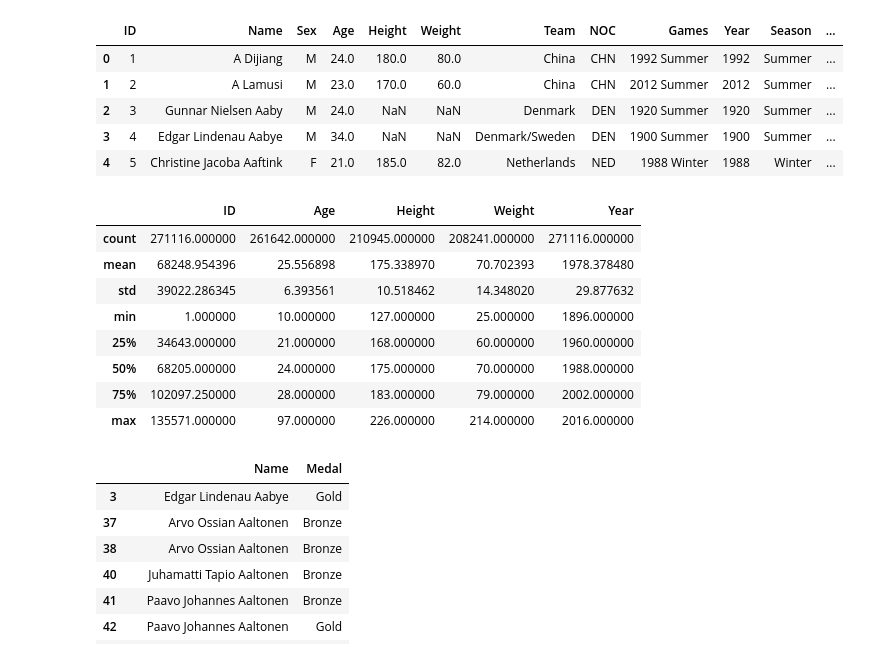
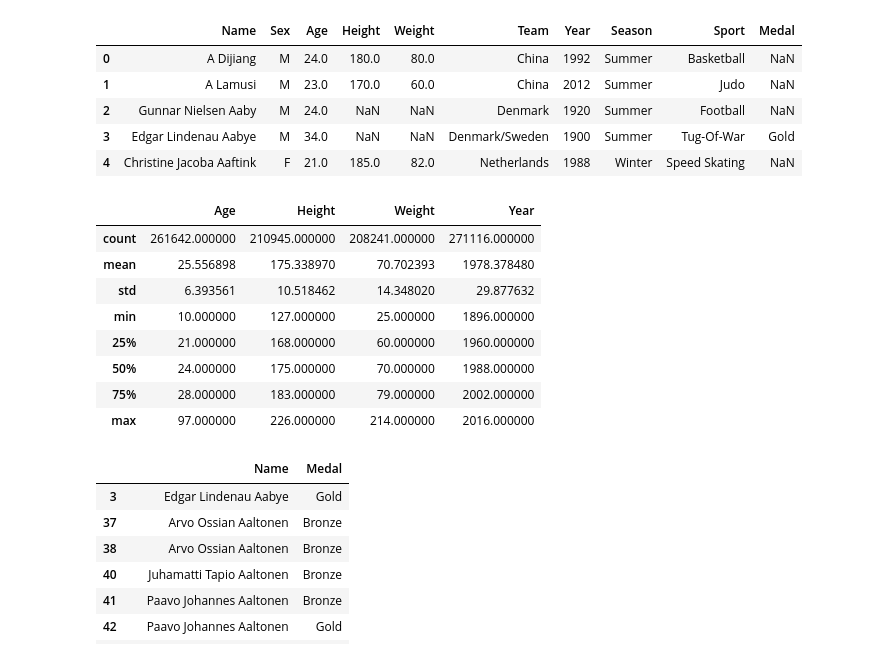
Before and after one commit to enrique368/otroo, a Jupyter notebook: My_Project.ipynb, the cells around one changed output. Drawn from its saved outputs; the diff is of its cells as text; code cells hidden in the pictures.

```diff
--- a/My_Project.ipynb
+++ b/My_Project.ipynb
@@ -6,26 +6,28 @@ import matplotlib.pyplot as plt
 import seaborn as sns
 # %%
 data = pd.read_csv('/content/athlete_events.csv')
+data = data.drop(['NOC','City', 'Event', 'Games','ID'], axis=1)
+
 data.head()
 # %% [output]
-|  | ID | Name | Sex | Age | Height | Weight | Team | NOC | Games | Year | Season | ... |
-| 0 | 1 | A Dijiang | M | 24.0 | 180.0 | 80.0 | China | CHN | 1992 Summer | 1992 | Summer | ... |
-| 1 | 2 | A Lamusi | M | 23.0 | 170.0 | 60.0 | China | CHN | 2012 Summer | 2012 | Summer | ... |
-| 2 | 3 | Gunnar Nielsen Aaby | M | 24.0 | NaN | NaN | Denmark | DEN | 1920 Summer | 1920 | Summer | ... |
-| 3 | 4 | Edgar Lindenau Aabye | M | 34.0 | NaN | NaN | Denmark/Sweden | DEN | 1900 Summer | 1900 | Summer | ... |
-| 4 | 5 | Christine Jacoba Aaftink | F | 21.0 | 185.0 | 82.0 | Netherlands | NED | 1988 Winter | 1988 | Winter | ... |
+|  | Name | Sex | Age | Height | Weight | Team | Year | Season | Sport | Medal |
+| 0 | A Dijiang | M | 24.0 | 180.0 | 80.0 | China | 1992 | Summer | Basketball | NaN |
+| 1 | A Lamusi | M | 23.0 | 170.0 | 60.0 | China | 2012 | Summer | Judo | NaN |
+| 2 | Gunnar Nielsen Aaby | M | 24.0 | NaN | NaN | Denmark | 1920 | Summer | Football | NaN |
+| 3 | Edgar Lindenau Aabye | M | 34.0 | NaN | NaN | Denmark/Sweden | 1900 | Summer | Tug-Of-War | Gold |
+| 4 | Christine Jacoba Aaftink | F | 21.0 | 185.0 | 82.0 | Netherlands | 1988 | Winter | Speed Skating | NaN |
 # %%
 data.describe()
 # %% [output]
-|  | ID | Age | Height | Weight | Year |
-| count | 271116.000000 | 261642.000000 | 210945.000000 | 208241.000000 | 271116.000000 |
-| mean | 68248.954396 | 25.556898 | 175.338970 | 70.702393 | 1978.378480 |
-| std | 39022.286345 | 6.393561 | 10.518462 | 14.348020 | 29.877632 |
-| min | 1.000000 | 10.000000 | 127.000000 | 25.000000 | 1896.000000 |
-| 25% | 34643.000000 | 21.000000 | 168.000000 | 60.000000 | 1960.000000 |
-| 50% | 68205.000000 | 24.000000 | 175.000000 | 70.000000 | 1988.000000 |
-| 75% | 102097.250000 | 28.000000 | 183.000000 | 79.000000 | 2002.000000 |
-| max | 135571.000000 | 97.000000 | 226.000000 | 214.000000 | 2016.000000 |
+|  | Age | Height | Weight | Year |
+| count | 261642.000000 | 210945.000000 | 208241.000000 | 271116.000000 |
+| mean | 25.556898 | 175.338970 | 70.702393 | 1978.378480 |
+| std | 6.393561 | 10.518462 | 14.348020 | 29.877632 |
+| min | 10.000000 | 127.000000 | 25.000000 | 1896.000000 |
+| 25% | 21.000000 | 168.000000 | 60.000000 | 1960.000000 |
+| 50% | 24.000000 | 175.000000 | 70.000000 | 1988.000000 |
+| 75% | 28.000000 | 183.000000 | 79.000000 | 2002.000000 |
+| max | 97.000000 | 226.000000 | 214.000000 | 2016.000000 |
 # %%
 athletes_medals = data[['Name', 'Medal']]
 athletes_medals = data[['Name', 'Medal']].dropna(subset=['Medal'])
```
